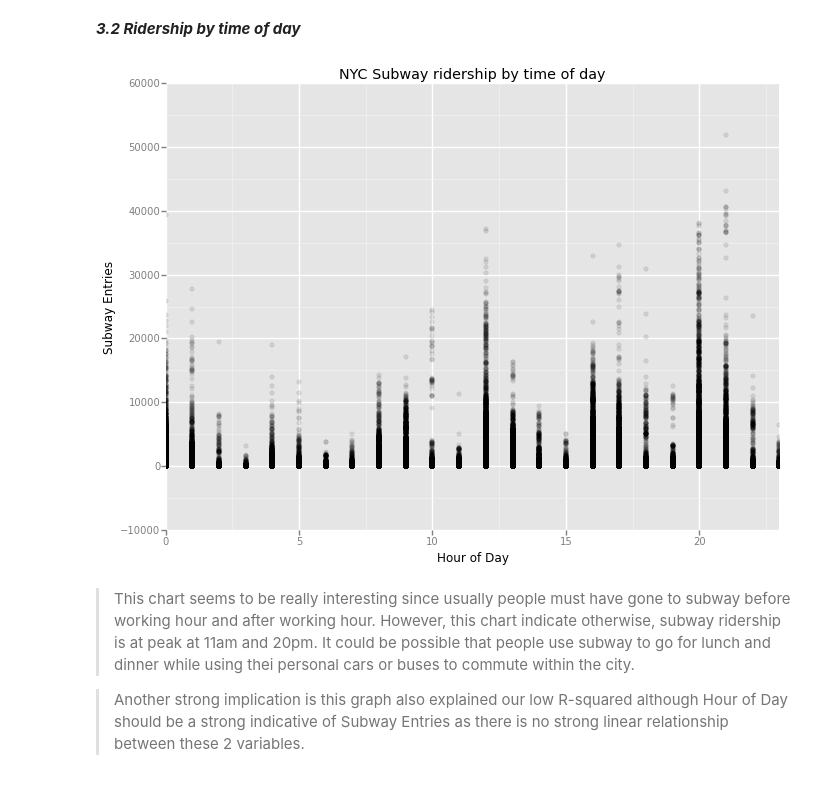
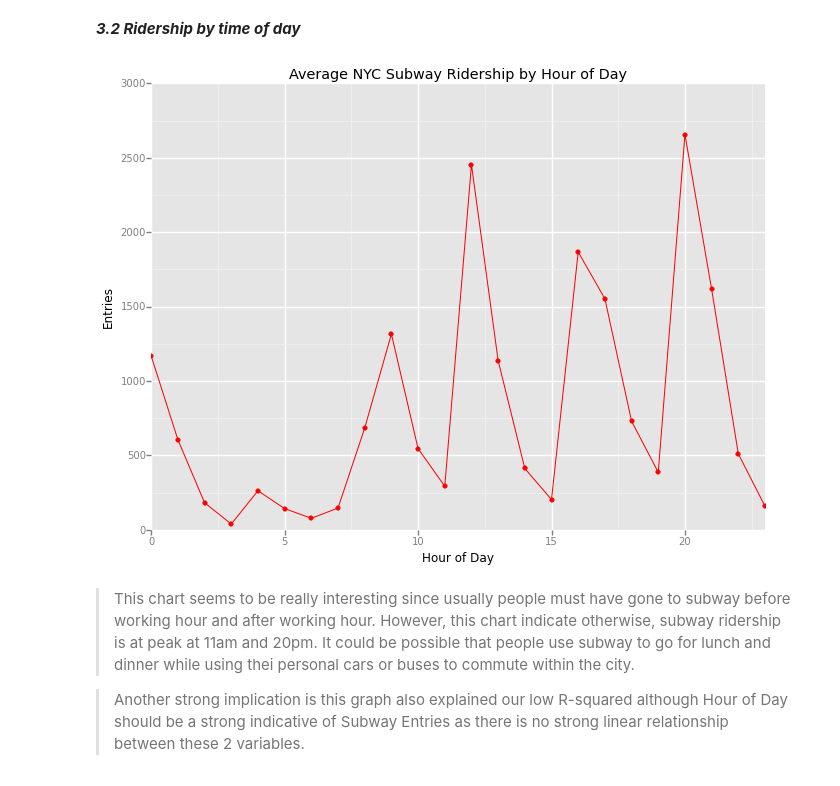
Before and after one commit to lyvinhhung/Udacity-Data-Analyst-Nanodegree, a Jupyter notebook: p2/P2 - Analyzing the NYC Subway Dataset.ipynb, the cells around one changed output. Cells and saved outputs as stored; diff of their text form; code cells hidden in the pictures.

```diff
--- a/p2/P2 - Analyzing the NYC Subway Dataset.ipynb
+++ b/p2/P2 - Analyzing the NYC Subway Dataset.ipynb
@@ -83,9 +83,9 @@ Image(filename='/Users/tommyly/Documents/Udacity/rain_ridership.png')
 ___3.2 Ridership by time of day___
 # %%
 from IPython.display import Image
-Image(filename='/Users/tommyly/Documents/Udacity/time_of_day.png')
+Image(filename='/Users/tommyly/Documents/Udacity/p2/Images/time_of_day_line.png')
 # %% [output]
-[figure, old version]
+[figure, new version]
 # %% [markdown]
 > This chart seems to be really interesting since usually people must have gone to subway before working hour and after working hour. However, this chart indicate otherwise, subway ridership is at peak at 11am and 20pm. It could be possible that people use subway to go for lunch and dinner while using thei personal cars or buses to commute within the city.
 
```
Also changed, not shown: parts of 6 cells of this notebook, 3 other files.
